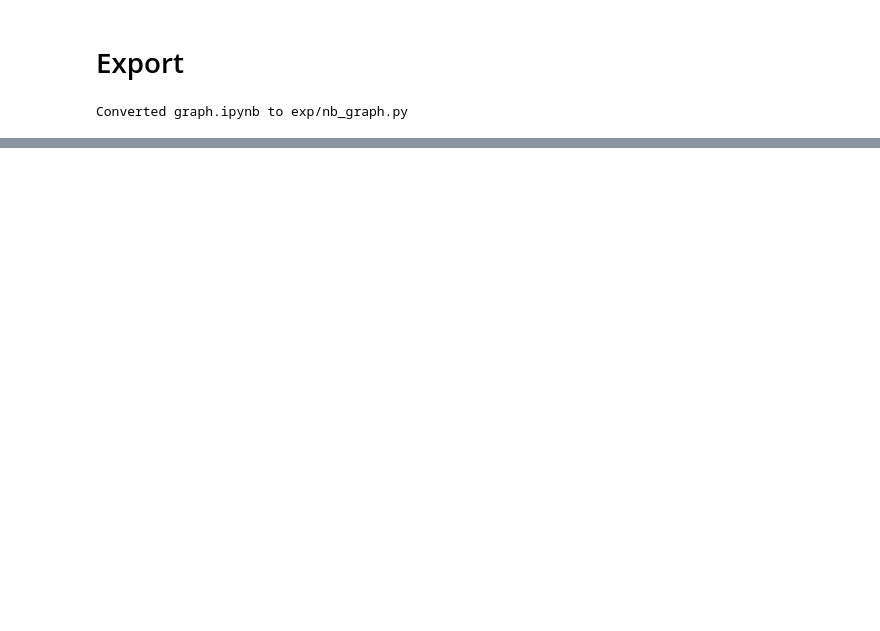
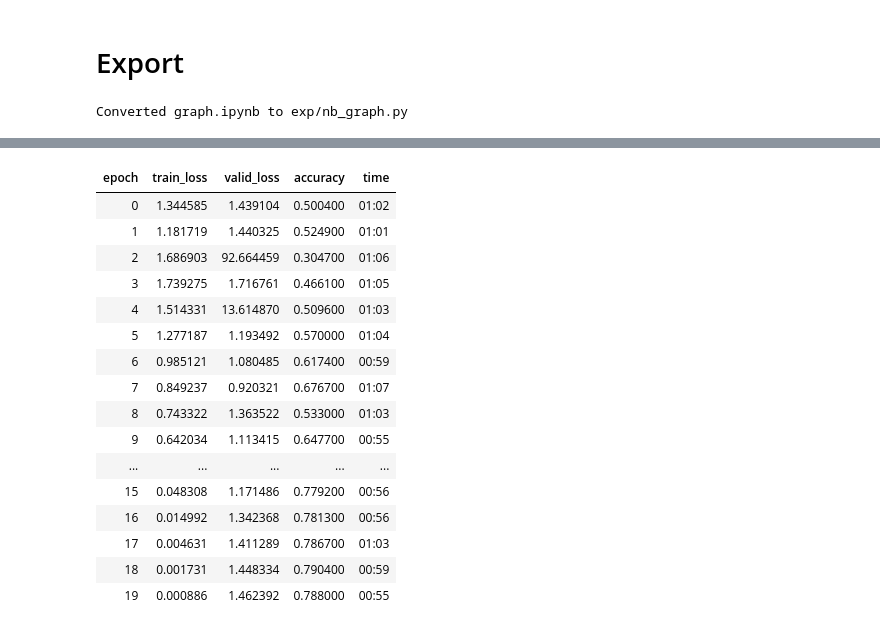
Before and after one commit to KRKimDongWoo/spl_internship, a Jupyter notebook: nbs/graph.ipynb, the cells around one changed output, grey strips where cells are left out. Drawn from its saved outputs; the diff is of its cells as text; code cells hidden in the pictures; blank space fills up the shorter version.

Commit message:
added basic graph structure

```diff
--- a/nbs/graph.ipynb
+++ b/nbs/graph.ipynb
@@ -248,0 +415,4 @@ data_cifar = ImageList.from_folder(path_cifar).split_by_folder(train="train", va
+# %%
+data_cifar = ImageList.from_folder(path_cifar).split_by_folder(train="train", valid="test").label_from_folder().databunch(bs=128)
+# %%
+gr_cifar = Graph((3, 32, 32), (10,))
@@ -248,0 +425,4 @@ data_cifar = ImageList.from_folder(path_cifar).split_by_folder(train="train", va
+# %%
+module = gr_cifar.generate_model()
+# %%
+learn = Learner(data_cifar, module, loss_func=nn.CrossEntropyLoss(), metrics=accuracy)
@@ -248,0 +449,20 @@ data_cifar = ImageList.from_folder(path_cifar).split_by_folder(train="train", va
+# %%
+learn.fit_one_cycle(20,)
+# %% [output]
+| epoch | train_loss | valid_loss | accuracy | time |
+| 0 | 1.344585 | 1.439104 | 0.500400 | 01:02 |
+| 1 | 1.181719 | 1.440325 | 0.524900 | 01:01 |
+| 2 | 1.686903 | 92.664459 | 0.304700 | 01:06 |
+| 3 | 1.739275 | 1.716761 | 0.466100 | 01:05 |
+| 4 | 1.514331 | 13.614870 | 0.509600 | 01:03 |
+| 5 | 1.277187 | 1.193492 | 0.570000 | 01:04 |
+| 6 | 0.985121 | 1.080485 | 0.617400 | 00:59 |
+| 7 | 0.849237 | 0.920321 | 0.676700 | 01:07 |
+| 8 | 0.743322 | 1.363522 | 0.533000 | 01:03 |
+| 9 | 0.642034 | 1.113415 | 0.647700 | 00:55 |
+| ... | ... | ... | ... | ... |
+| 15 | 0.048308 | 1.171486 | 0.779200 | 00:56 |
+| 16 | 0.014992 | 1.342368 | 0.781300 | 00:56 |
+| 17 | 0.004631 | 1.411289 | 0.786700 | 01:03 |
+| 18 | 0.001731 | 1.448334 | 0.790400 | 00:59 |
+| 19 | 0.000886 | 1.462392 | 0.788000 | 00:55 |
```
Also changed, not shown: parts of 64 cells of this notebook, 12 other files.
